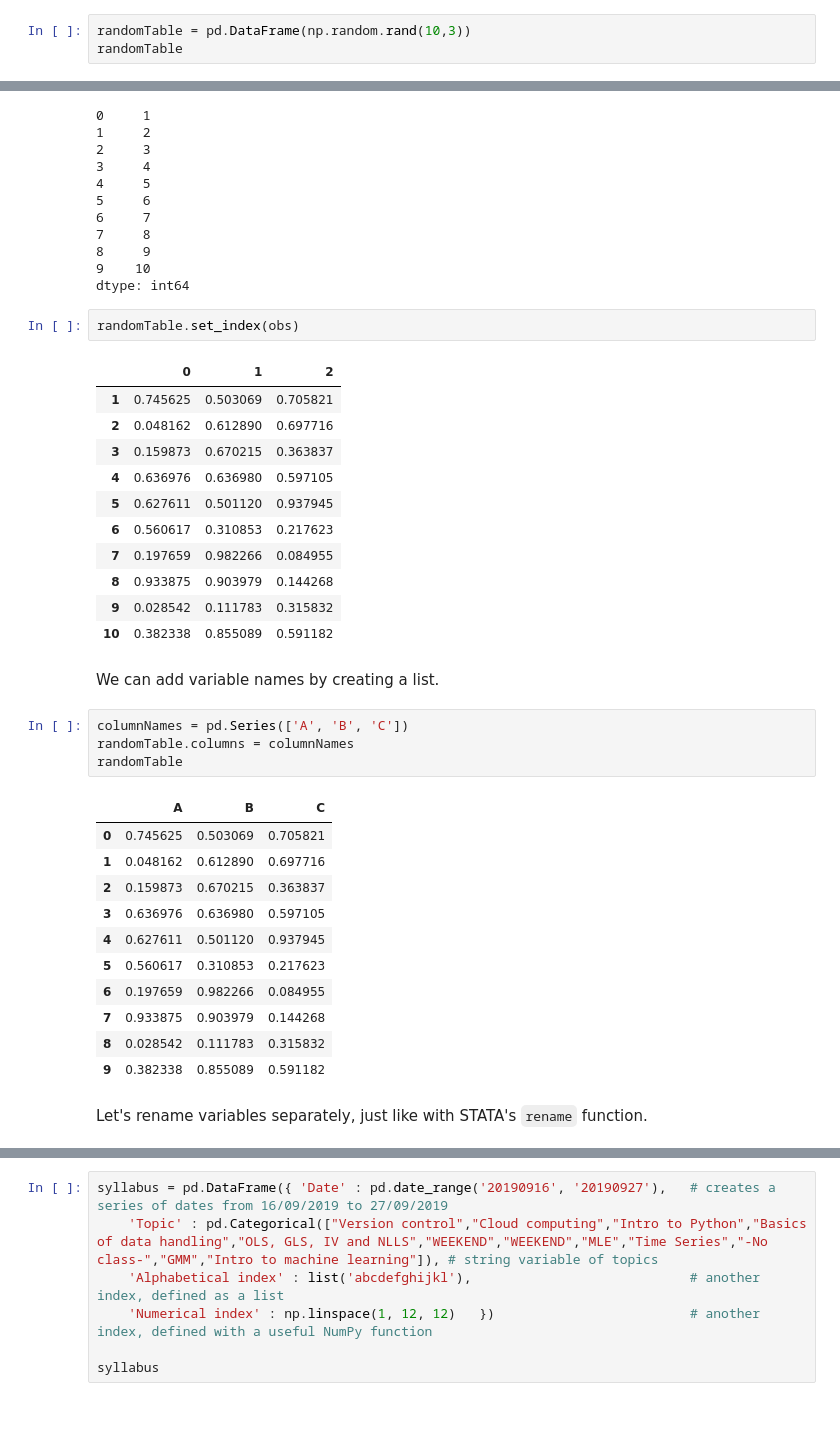
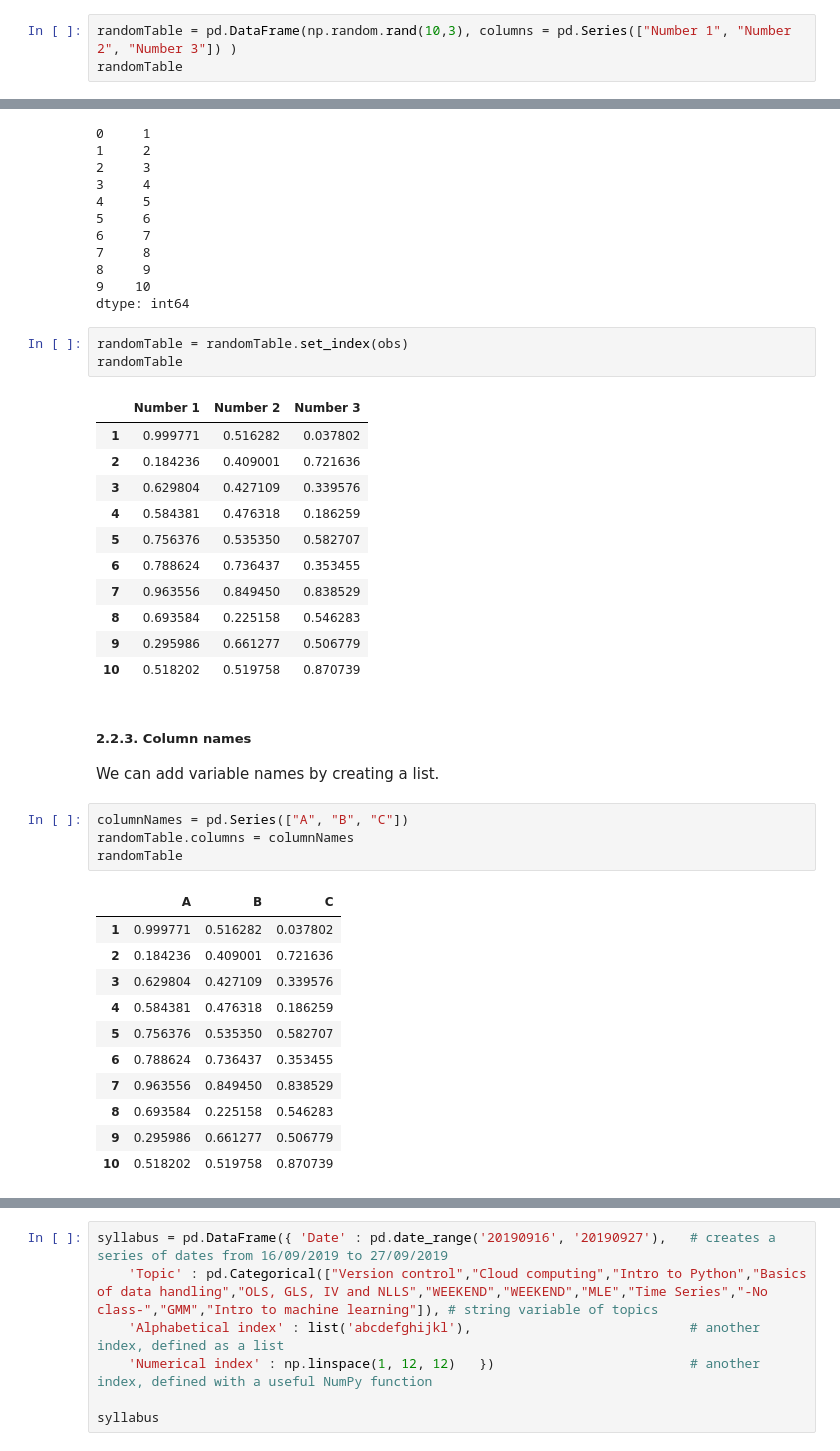
Before and after one commit to arnauddyevre/Python-for-Social-Scientists, a Jupyter notebook: statistics and econometrics/basics/data_handling.ipynb, the cells around one changed output, grey strips where cells are left out. Drawn from its saved outputs; the diff is of its cells as text; blank space fills up the shorter version.

```diff
--- a/statistics and econometrics/basics/data_handling.ipynb
+++ b/statistics and econometrics/basics/data_handling.ipynb
@@ -209,6 +219,6 @@ In Pandas, a data frame is simply a table of structure data, with variables as c
 
 We create below a data frame of 10 observations of 3 random numbers from the uniform distribution in $[0, 1)$
 # %%
-randomTable = pd.DataFrame(np.random.rand(10,3))
+randomTable = pd.DataFrame(np.random.rand(10,3), columns = pd.Series(["Number 1", "Number 2", "Number 3"]) )
 randomTable
 # %% [output]
@@ -241,36 +253,37 @@ obs
 9    10
 dtype: int64
 # %%
-randomTable.set_index(obs)
+randomTable = randomTable.set_index(obs)
+randomTable
 # %% [output]
-|  | 0 | 1 | 2 |
-| 1 | 0.745625 | 0.503069 | 0.705821 |
-| 2 | 0.048162 | 0.612890 | 0.697716 |
-| 3 | 0.159873 | 0.670215 | 0.363837 |
-| 4 | 0.636976 | 0.636980 | 0.597105 |
-| 5 | 0.627611 | 0.501120 | 0.937945 |
-| 6 | 0.560617 | 0.310853 | 0.217623 |
-| 7 | 0.197659 | 0.982266 | 0.084955 |
-| 8 | 0.933875 | 0.903979 | 0.144268 |
-| 9 | 0.028542 | 0.111783 | 0.315832 |
-| 10 | 0.382338 | 0.855089 | 0.591182 |
+|  | Number 1 | Number 2 | Number 3 |
+| 1 | 0.999771 | 0.516282 | 0.037802 |
+| 2 | 0.184236 | 0.409001 | 0.721636 |
+| 3 | 0.629804 | 0.427109 | 0.339576 |
+| 4 | 0.584381 | 0.476318 | 0.186259 |
+| 5 | 0.756376 | 0.535350 | 0.582707 |
+| 6 | 0.788624 | 0.736437 | 0.353455 |
+| 7 | 0.963556 | 0.849450 | 0.838529 |
+| 8 | 0.693584 | 0.225158 | 0.546283 |
+| 9 | 0.295986 | 0.661277 | 0.506779 |
+| 10 | 0.518202 | 0.519758 | 0.870739 |
 # %% [markdown]
+##### 2.2.3. Column names
+
 We can add variable names by creating a list.
 # %%
-columnNames = pd.Series(['A', 'B', 'C'])
+columnNames = pd.Series(["A", "B", "C"])
 randomTable.columns = columnNames
 randomTable
 # %% [output]
 |  | A | B | C |
-| 0 | 0.745625 | 0.503069 | 0.705821 |
-| 1 | 0.048162 | 0.612890 | 0.697716 |
-| 2 | 0.159873 | 0.670215 | 0.363837 |
-| 3 | 0.636976 | 0.636980 | 0.597105 |
-| 4 | 0.627611 | 0.501120 | 0.937945 |
-| 5 | 0.560617 | 0.310853 | 0.217623 |
-| 6 | 0.197659 | 0.982266 | 0.084955 |
-| 7 | 0.933875 | 0.903979 | 0.144268 |
-| 8 | 0.028542 | 0.111783 | 0.315832 |
-| 9 | 0.382338 | 0.855089 | 0.591182 |
+| 1 | 0.999771 | 0.516282 | 0.037802 |
+| 2 | 0.184236 | 0.409001 | 0.721636 |
+| 3 | 0.629804 | 0.427109 | 0.339576 |
+| 4 | 0.584381 | 0.476318 | 0.186259 |
+| 5 | 0.756376 | 0.535350 | 0.582707 |
+| 6 | 0.788624 | 0.736437 | 0.353455 |
+| 7 | 0.963556 | 0.849450 | 0.838529 |
+| 8 | 0.693584 | 0.225158 | 0.546283 |
+| 9 | 0.295986 | 0.661277 | 0.506779 |
+| 10 | 0.518202 | 0.519758 | 0.870739 |
-# %% [markdown]
-Let's rename variables separately, just like with STATA's `rename` function.
```
Also changed, not shown: parts of 63 cells of this notebook.
